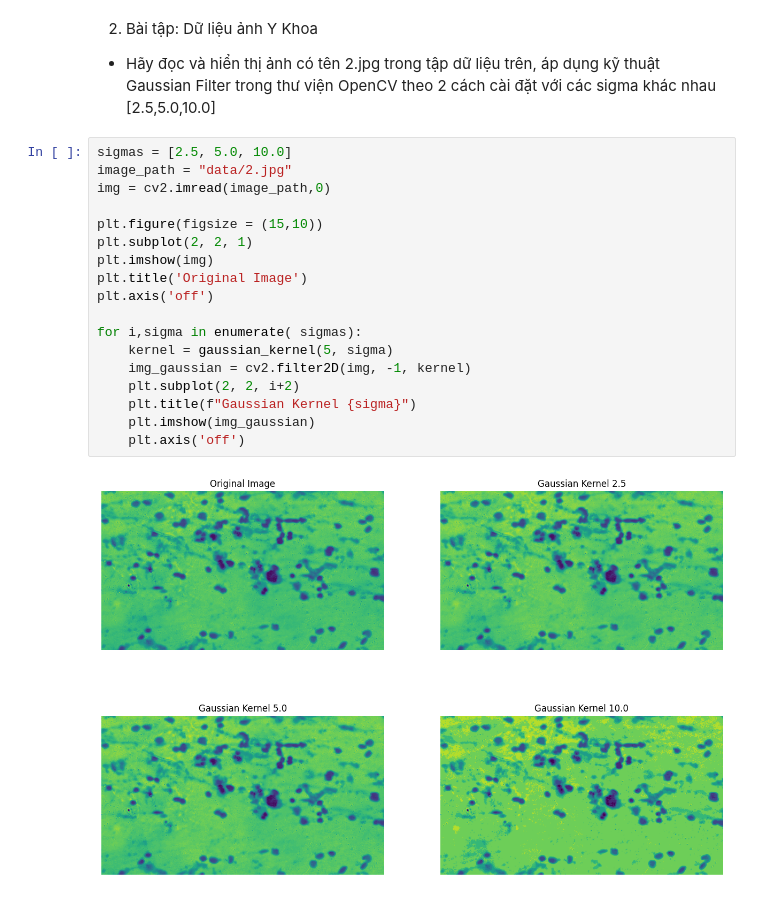
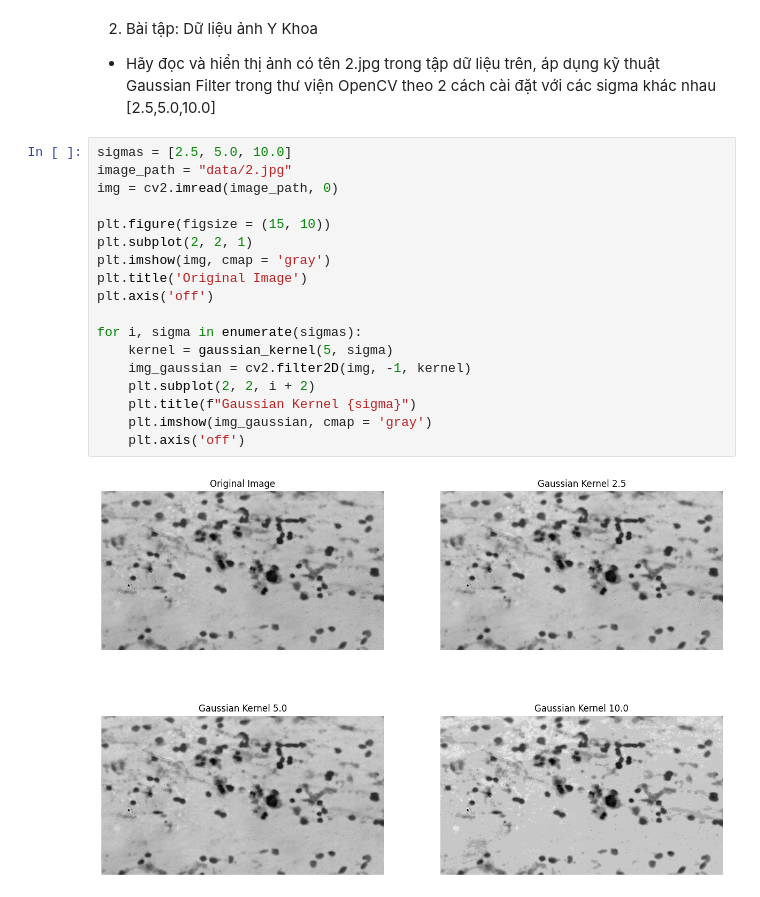
Before and after one commit to khoapdaio/100-days-from-zero-to-hero-python, a Jupyter notebook: day25.ipynb, the cells around one changed output. Drawn from its saved outputs; the diff is of its cells as text.

Commit message:
update(day 25): thêm cmap='gray' vào imshow

```diff
--- a/day25.ipynb
+++ b/day25.ipynb
@@ -35,20 +35,20 @@ def gaussian_kernel(size, sigma):
 # %%
 sigmas = [2.5, 5.0, 10.0]
 image_path = "data/2.jpg"
-img = cv2.imread(image_path,0)
+img = cv2.imread(image_path, 0)
 
-plt.figure(figsize = (15,10))
+plt.figure(figsize = (15, 10))
 plt.subplot(2, 2, 1)
-plt.imshow(img)
+plt.imshow(img, cmap = 'gray')
 plt.title('Original Image')
 plt.axis('off')
 
-for i,sigma in enumerate( sigmas):
+for i, sigma in enumerate(sigmas):
 	kernel = gaussian_kernel(5, sigma)
 	img_gaussian = cv2.filter2D(img, -1, kernel)
-	plt.subplot(2, 2, i+2)
+	plt.subplot(2, 2, i + 2)
 	plt.title(f"Gaussian Kernel {sigma}")
-	plt.imshow(img_gaussian)
+	plt.imshow(img_gaussian, cmap = 'gray')
 	plt.axis('off')
 # %% [output]
-[figure, old version]
+[figure, new version]
```
